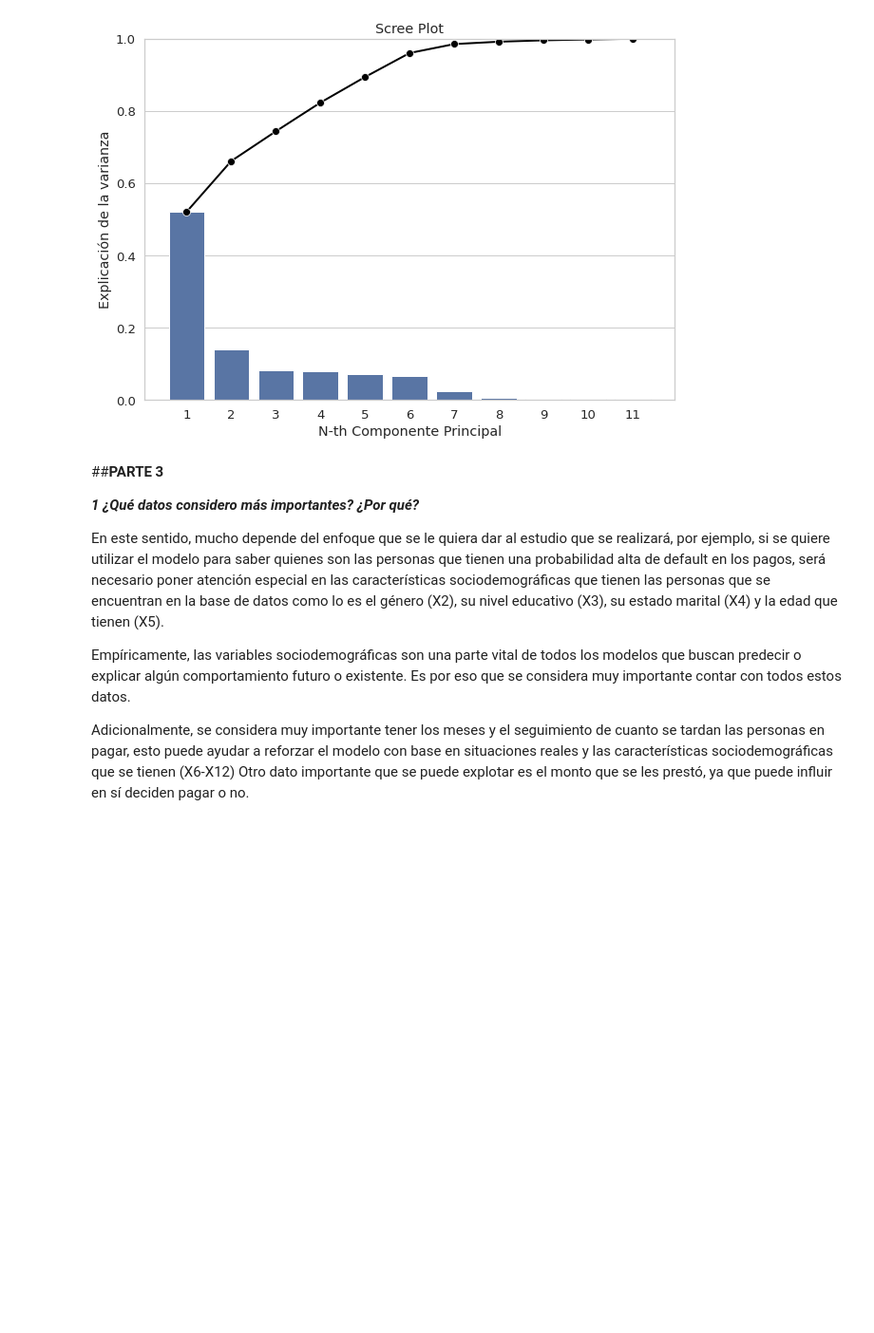
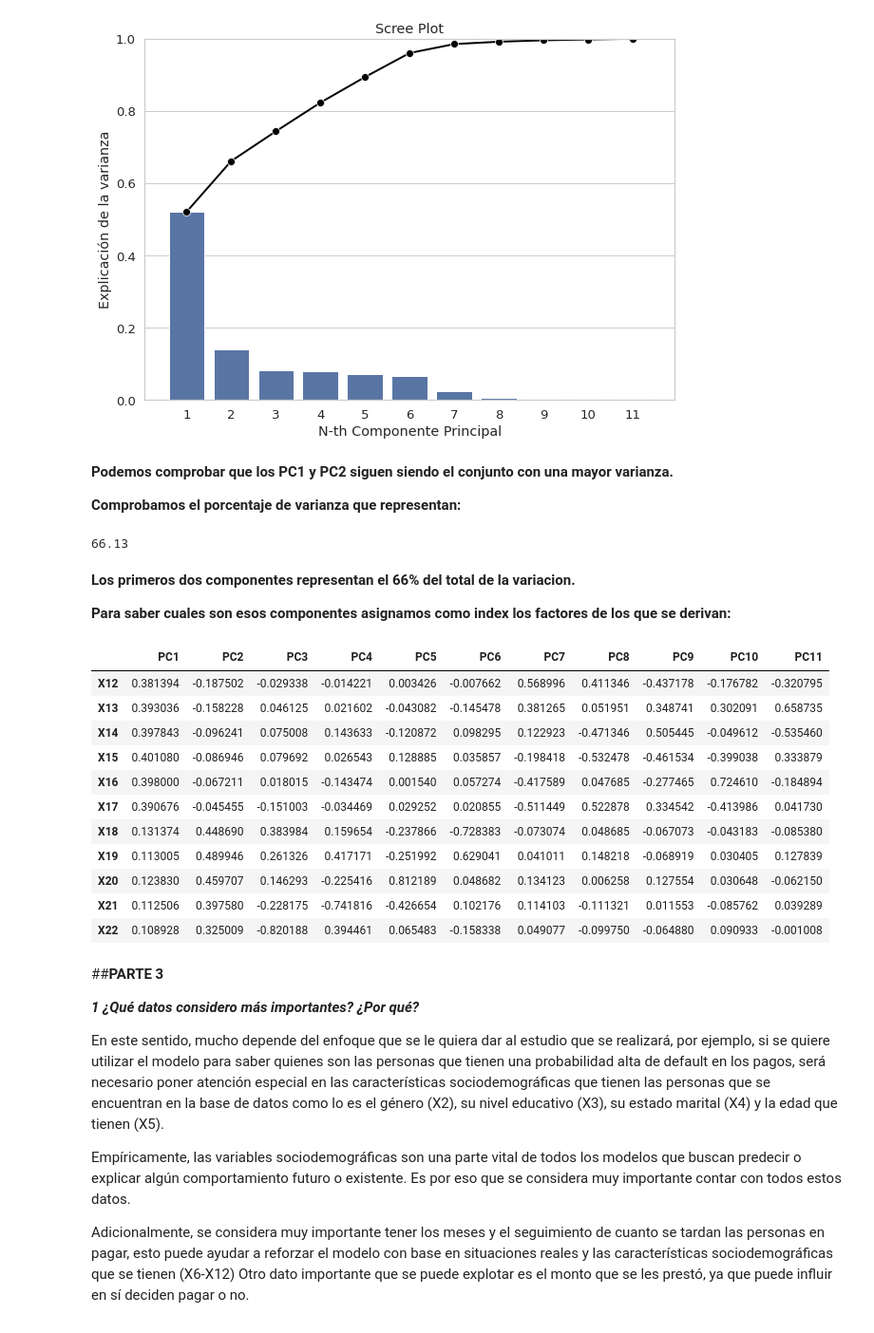
Before and after one commit to PosgradoMNA/actividades-del-projecto-equipo-118, a Jupyter notebook: Equipo118_Tarea2_Modulo3.ipynb, the cells around one changed output. Shown at 95% size. Saved outputs shown, nothing was run; the diff lists cells and outputs as text; code cells hidden in the pictures; blank space fills up the shorter version.

```diff
--- a/Equipo118_Tarea2_Modulo3.ipynb
+++ b/Equipo118_Tarea2_Modulo3.ipynb
@@ -391,6 +391,38 @@ plt.ylim(0, 1)
 plt.show()
 # %% [output]
 [figure]
+# %% [markdown]
+**Podemos comprobar que los PC1 y PC2 siguen siendo el conjunto con una mayor varianza.**
+
+**Comprobamos el porcentaje de varianza que representan:**
+# %%
+#pcsSummary_df.iloc[1][0]+pcsSummary_df.iloc[1][1]
+((pcsSummary_df.iloc[2][1])*100).round(2)
+# %% [output]
+66.13
+# %% [markdown]
+**Los primeros dos componentes representan el 66% del total de la variacion.**
+
+**Para saber cuales son esos componentes asignamos como index los factores de los que se derivan:**
+# %%
+pcsComponents_dfX = pd.DataFrame(pcs.components_.transpose(),
+                                columns = pcsSummary_df.columns,
+                                index = df3.iloc[::].columns
+                                )
+pcsComponents_dfX
+# %% [output]
+|  | PC1 | PC2 | PC3 | PC4 | PC5 | PC6 | PC7 | PC8 | PC9 | PC10 | PC11 |
+| X12 | 0.381394 | -0.187502 | -0.029338 | -0.014221 | 0.003426 | -0.007662 | 0.568996 | 0.411346 | -0.437178 | -0.176782 | -0.320795 |
+| X13 | 0.393036 | -0.158228 | 0.046125 | 0.021602 | -0.043082 | -0.145478 | 0.381265 | 0.051951 | 0.348741 | 0.302091 | 0.658735 |
+| X14 | 0.397843 | -0.096241 | 0.075008 | 0.143633 | -0.120872 | 0.098295 | 0.122923 | -0.471346 | 0.505445 | -0.049612 | -0.535460 |
+| X15 | 0.401080 | -0.086946 | 0.079692 | 0.026543 | 0.128885 | 0.035857 | -0.198418 | -0.532478 | -0.461534 | -0.399038 | 0.333879 |
+| X16 | 0.398000 | -0.067211 | 0.018015 | -0.143474 | 0.001540 | 0.057274 | -0.417589 | 0.047685 | -0.277465 | 0.724610 | -0.184894 |
+| X17 | 0.390676 | -0.045455 | -0.151003 | -0.034469 | 0.029252 | 0.020855 | -0.511449 | 0.522878 | 0.334542 | -0.413986 | 0.041730 |
+| X18 | 0.131374 | 0.448690 | 0.383984 | 0.159654 | -0.237866 | -0.728383 | -0.073074 | 0.048685 | -0.067073 | -0.043183 | -0.085380 |
+| X19 | 0.113005 | 0.489946 | 0.261326 | 0.417171 | -0.251992 | 0.629041 | 0.041011 | 0.148218 | -0.068919 | 0.030405 | 0.127839 |
+| X20 | 0.123830 | 0.459707 | 0.146293 | -0.225416 | 0.812189 | 0.048682 | 0.134123 | 0.006258 | 0.127554 | 0.030648 | -0.062150 |
+| X21 | 0.112506 | 0.397580 | -0.228175 | -0.741816 | -0.426654 | 0.102176 | 0.114103 | -0.111321 | 0.011553 | -0.085762 | 0.039289 |
+| X22 | 0.108928 | 0.325009 | -0.820188 | 0.394461 | 0.065483 | -0.158338 | 0.049077 | -0.099750 | -0.064880 | 0.090933 | -0.001008 |
 # %% [markdown]
 ##**PARTE 3**
 
```
